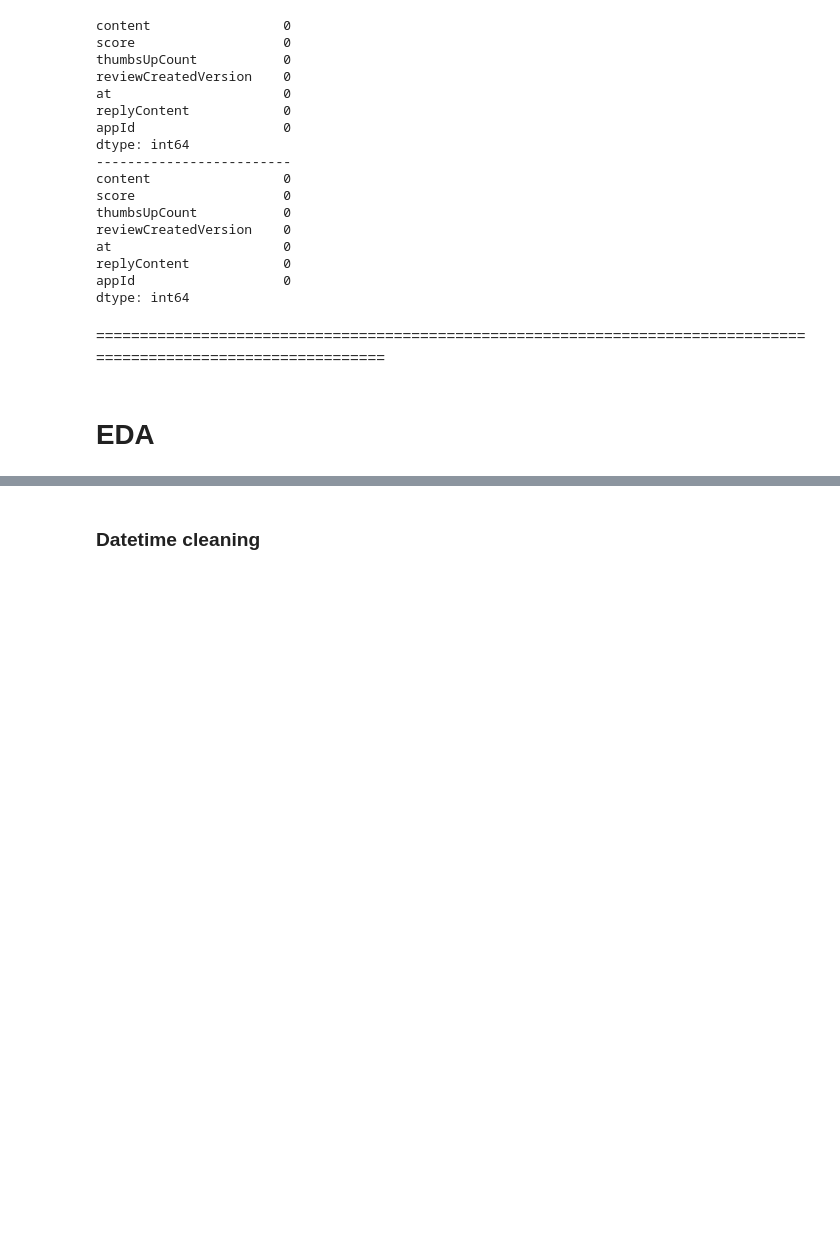
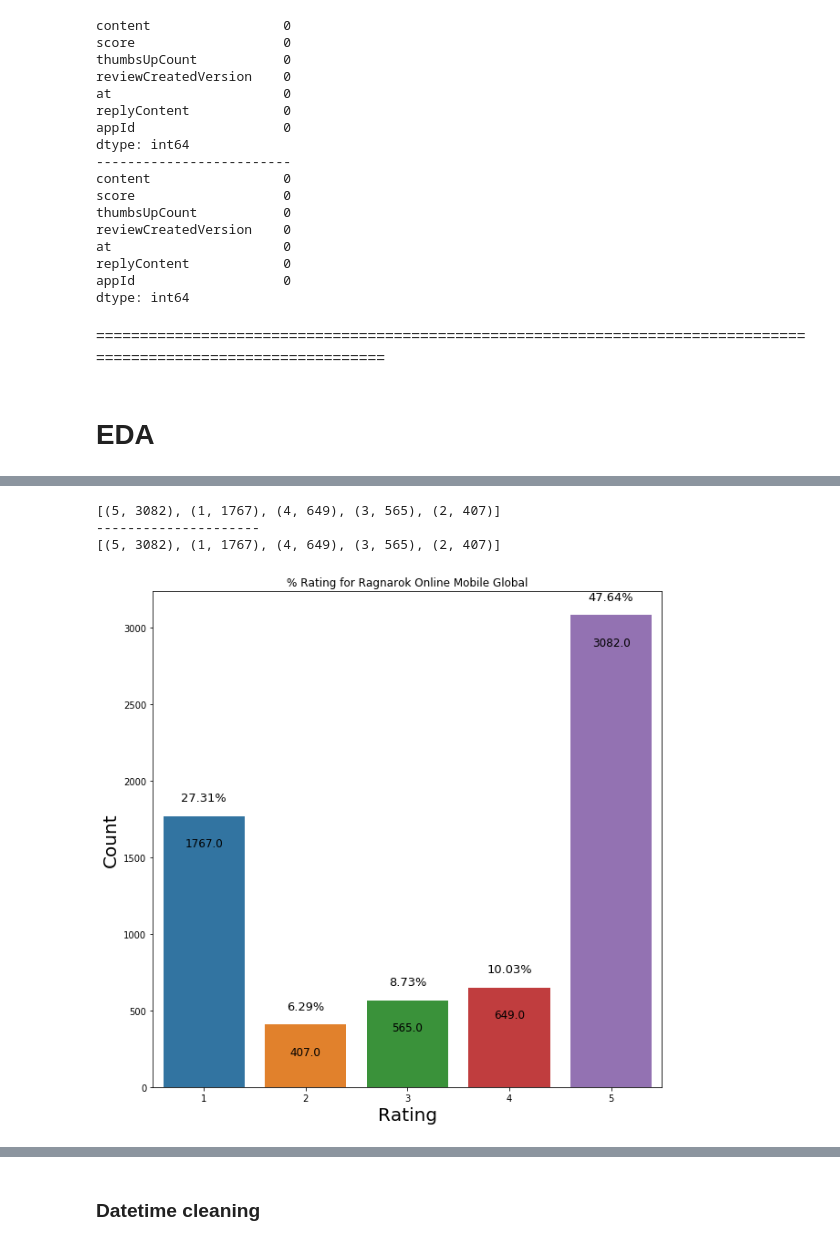
Before and after one commit to Moses-Lin/romreview, a Jupyter notebook: EDA.ipynb, the cells around one changed output, grey strips where cells are left out. Drawn from its saved outputs; the diff is of its cells as text; code cells hidden in the pictures; blank space fills up the shorter version.

Commit message:
initial EDA for global/sea

```diff
--- a/EDA.ipynb
+++ b/EDA.ipynb
@@ -170,25 +171,38 @@ scorecount.most_common(5)
+# %%
+scorecountglobal = Counter(dfglobal['score'])
+scorecountsea = Counter(dfsea['score'])
+
+print(scorecountglobal.most_common(5))
+print('---------------------')
+print(scorecountglobal.most_common(5))
+# %% [output]
+[(5, 3082), (1, 1767), (4, 649), (3, 565), (2, 407)]
+---------------------
+[(5, 3082), (1, 1767), (4, 649), (3, 565), (2, 407)]
 # %%
 # Plotting distribution of ratings out of all the reviews
 # Interestingly, it is very similar to overall rating distribution across all top mobile games.
 
 
-xaxis = [val[0] for val in scorecount.most_common(5)]
-yaxis = [val[1] for val in scorecount.most_common(5)]
+xaxis = [val[0] for val in scorecountglobal.most_common(5)]
+yaxis = [val[1] for val in scorecountglobal.most_common(5)]
 
 plt.figure(figsize=(10,10))
 ax = sns.barplot(xaxis, yaxis)
 
-plt.title('% Rating for Ragnarok Online Mobile')
+plt.title('% Rating for Ragnarok Online Mobile Global')
 plt.ylabel('Count', fontsize = 20)
 plt.xlabel('Rating', fontsize = 20)
 
 
 for p in ax.patches:
              ax.annotate("%.2f" % (p.get_height()*100/sum(yaxis))+'%', (p.get_x() + p.get_width() / 2., p.get_height()),
                  ha='center', va='center', fontsize=13, color='black', xytext=(0, 20),
                  textcoords='offset points')
 
 for p in ax.patches:
              ax.annotate(str(p.get_height()), (p.get_x() + p.get_width() / 2., p.get_height()),
-                 ha='center', va='center', fontsize=12, color='black', xytext=(0, -60),
+                 ha='center', va='center', fontsize=12, color='black', xytext=(0, -30),
                  textcoords='offset points')
+# %% [output]
+[figure, added]
```
Also changed, not shown: parts of 23 cells of this notebook, 1 other file.
